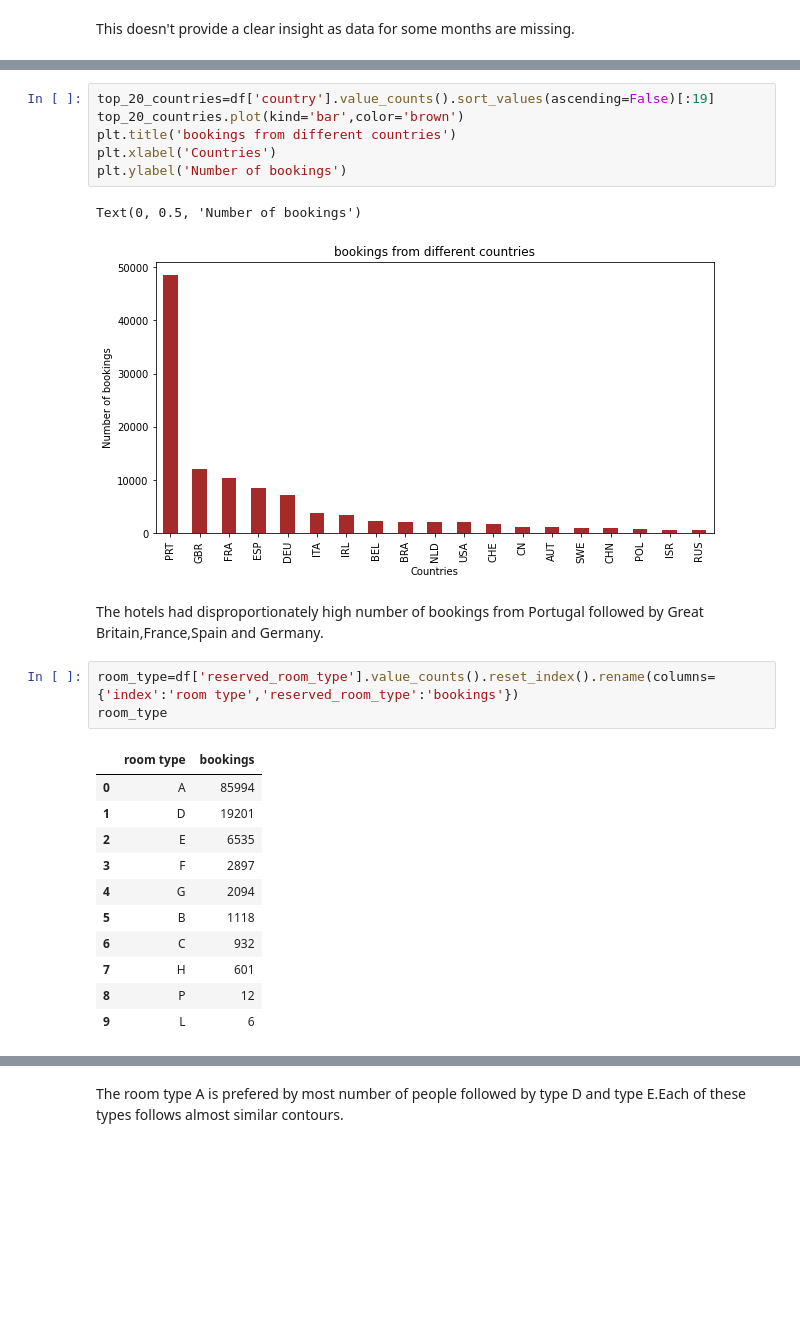
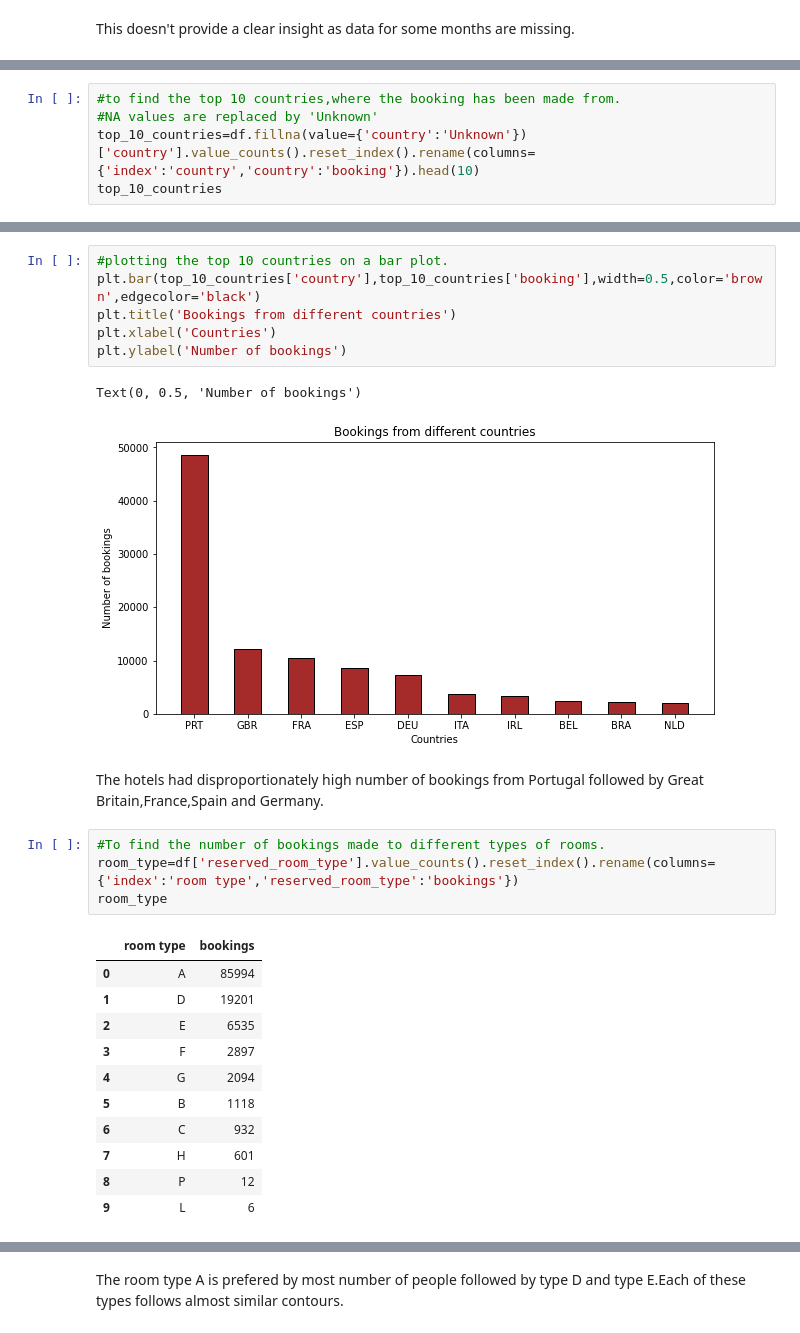
Before and after one commit to shiyasAli/EDA-project-Hotel-Booking-Analysis, a Jupyter notebook: Copy_of_Hotel_Booking_Analysis_Capstone_Project.ipynb, the cells around one changed output, grey strips where cells are left out. Saved outputs shown, nothing was run; the diff lists cells and outputs as text; blank space fills up the shorter version.

```diff
--- a/Copy_of_Hotel_Booking_Analysis_Capstone_Project.ipynb
+++ b/Copy_of_Hotel_Booking_Analysis_Capstone_Project.ipynb
@@ -159,0 +217,5 @@ This doesn't provide a clear insight as data for some months are missing.
+# %%
+#to find the top 10 countries,where the booking has been made from.
+#NA values are replaced by 'Unknown'
+top_10_countries=df.fillna(value={'country':'Unknown'})['country'].value_counts().reset_index().rename(columns={'index':'country','country':'booking'}).head(10)
+top_10_countries
@@ -160,15 +234,16 @@ This doesn't provide a clear insight as data for some months are missing.
 # %%
-top_20_countries=df['country'].value_counts().sort_values(ascending=False)[:19]
-top_20_countries.plot(kind='bar',color='brown')
-plt.title('bookings from different countries')
+#plotting the top 10 countries on a bar plot.
+plt.bar(top_10_countries['country'],top_10_countries['booking'],width=0.5,color='brown',edgecolor='black')
+plt.title('Bookings from different countries')
 plt.xlabel('Countries')
 plt.ylabel('Number of bookings')
 # %% [output]
 Text(0, 0.5, 'Number of bookings')
-[figure, old version]
+[figure, new version]
 # %% [markdown]
 The hotels had disproportionately high number of bookings from Portugal followed by Great Britain,France,Spain and Germany.
 # %%
+#To find the number of bookings made to different types of rooms.
 room_type=df['reserved_room_type'].value_counts().reset_index().rename(columns={'index':'room type','reserved_room_type':'bookings'})
 room_type
 # %% [output]
```
Also changed, not shown: parts of 83 cells of this notebook.
